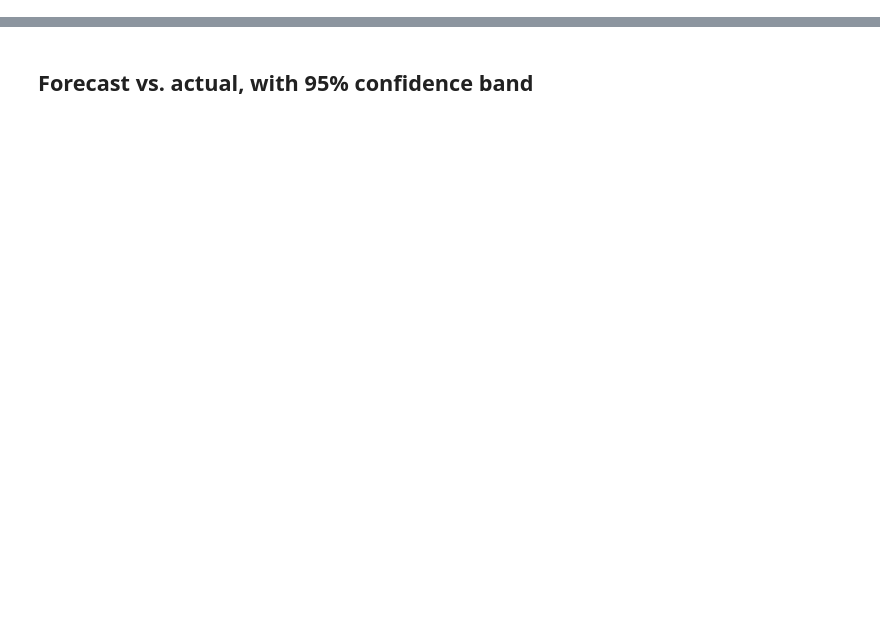
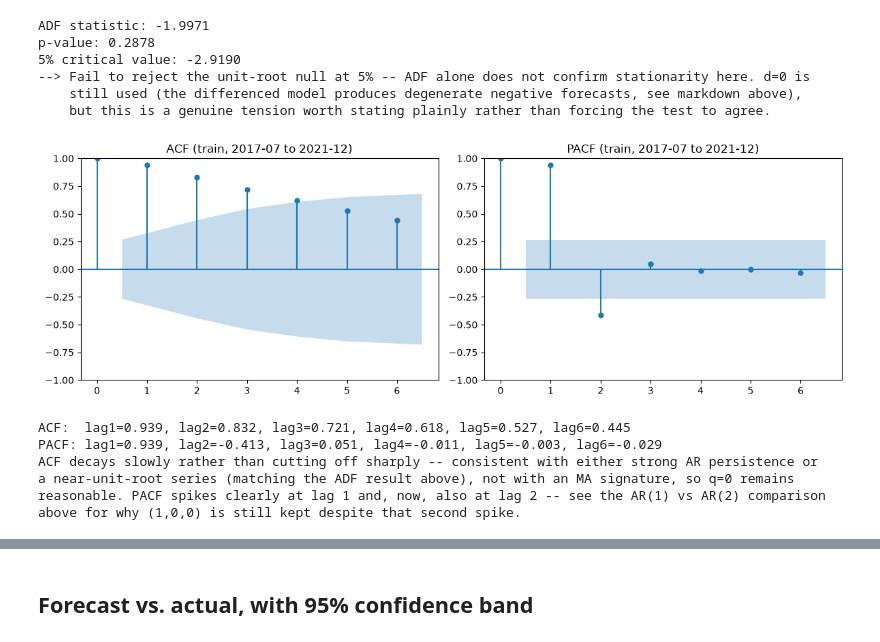
Before and after one commit to hemanthvnp/ArthaDhruva, a Jupyter notebook: notebooks/sarimax_portfolio_forecast.ipynb, the cells around one changed output, grey strips where cells are left out. Saved outputs shown, nothing was run; the diff lists cells and outputs as text; code cells hidden in the pictures; blank space fills up the shorter version.

```diff
--- a/notebooks/sarimax_portfolio_forecast.ipynb
+++ b/notebooks/sarimax_portfolio_forecast.ipynb
@@ -105,3 +145,51 @@ A first attempt with SARIMAX(1,1,1) (standard first-differencing) was tried and
+# %%
+from statsmodels.tsa.stattools import adfuller, acf, pacf
+from statsmodels.graphics.tsaplots import plot_acf, plot_pacf
+
+adf_stat, adf_p, _, _, adf_crit, _ = adfuller(y_train, autolag="AIC")
+print(f"ADF statistic: {adf_stat:.4f}")
+print(f"p-value: {adf_p:.4f}")
+print(f"5% critical value: {adf_crit['5%']:.4f}")
+if adf_p < 0.05:
+    print("--> Reject the unit-root null at 5% -- the level series is stationary, supporting d=0 (no differencing).")
+else:
+    print("--> Fail to reject the unit-root null at 5% -- ADF alone does not confirm stationarity here. d=0 is")
+    print("    still used (the differenced model produces degenerate negative forecasts, see markdown above),")
+    print("    but this is a genuine tension worth stating plainly rather than forcing the test to agree.")
+
+acf_vals = acf(y_train, nlags=6)
+pacf_vals = pacf(y_train, nlags=6, method="ywm")
+
+fig, axes = plt.subplots(1, 2, figsize=(12, 4))
+plot_acf(y_train, lags=6, ax=axes[0])
+axes[0].set_title(f"ACF (train, {y_train.index.min():%Y-%m} to {y_train.index.max():%Y-%m})")
+plot_pacf(y_train, lags=6, method="ywm", ax=axes[1])
+axes[1].set_title(f"PACF (train, {y_train.index.min():%Y-%m} to {y_train.index.max():%Y-%m})")
+fig.tight_layout()
+plt.show()
+print()
+print(f"ACF:  lag1={acf_vals[1]:.3f}, lag2={acf_vals[2]:.3f}, lag3={acf_vals[3]:.3f}, "
+      f"lag4={acf_vals[4]:.3f}, lag5={acf_vals[5]:.3f}, lag6={acf_vals[6]:.3f}")
+print(f"PACF: lag1={pacf_vals[1]:.3f}, lag2={pacf_vals[2]:.3f}, lag3={pacf_vals[3]:.3f}, "
+      f"lag4={pacf_vals[4]:.3f}, lag5={pacf_vals[5]:.3f}, lag6={pacf_vals[6]:.3f}")
+print("ACF decays slowly rather than cutting off sharply -- consistent with either strong AR persistence or")
+print("a near-unit-root series (matching the ADF result above), not with an MA signature, so q=0 remains")
+print("reasonable. PACF spikes clearly at lag 1 and, now, also at lag 2 -- see the AR(1) vs AR(2) comparison")
+print("above for why (1,0,0) is still kept despite that second spike.")
+# %% [output]
+ADF statistic: -1.9971
+p-value: 0.2878
+5% critical value: -2.9190
+--> Fail to reject the unit-root null at 5% -- ADF alone does not confirm stationarity here. d=0 is
+    still used (the differenced model produces degenerate negative forecasts, see markdown above),
+    but this is a genuine tension worth stating plainly rather than forcing the test to agree.
+[figure, added]
+ACF:  lag1=0.939, lag2=0.832, lag3=0.721, lag4=0.618, lag5=0.527, lag6=0.445
+PACF: lag1=0.939, lag2=-0.413, lag3=0.051, lag4=-0.011, lag5=-0.003, lag6=-0.029
+ACF decays slowly rather than cutting off sharply -- consistent with either strong AR persistence or
+a near-unit-root series (matching the ADF result above), not with an MA signature, so q=0 remains
+reasonable. PACF spikes clearly at lag 1 and, now, also at lag 2 -- see the AR(1) vs AR(2) comparison
+above for why (1,0,0) is still kept despite that second spike.
 # %%
 from statsmodels.tsa.statespace.sarimax import SARIMAX
 
```
Also changed, not shown: parts of 40 cells of this notebook, 15 other files.
